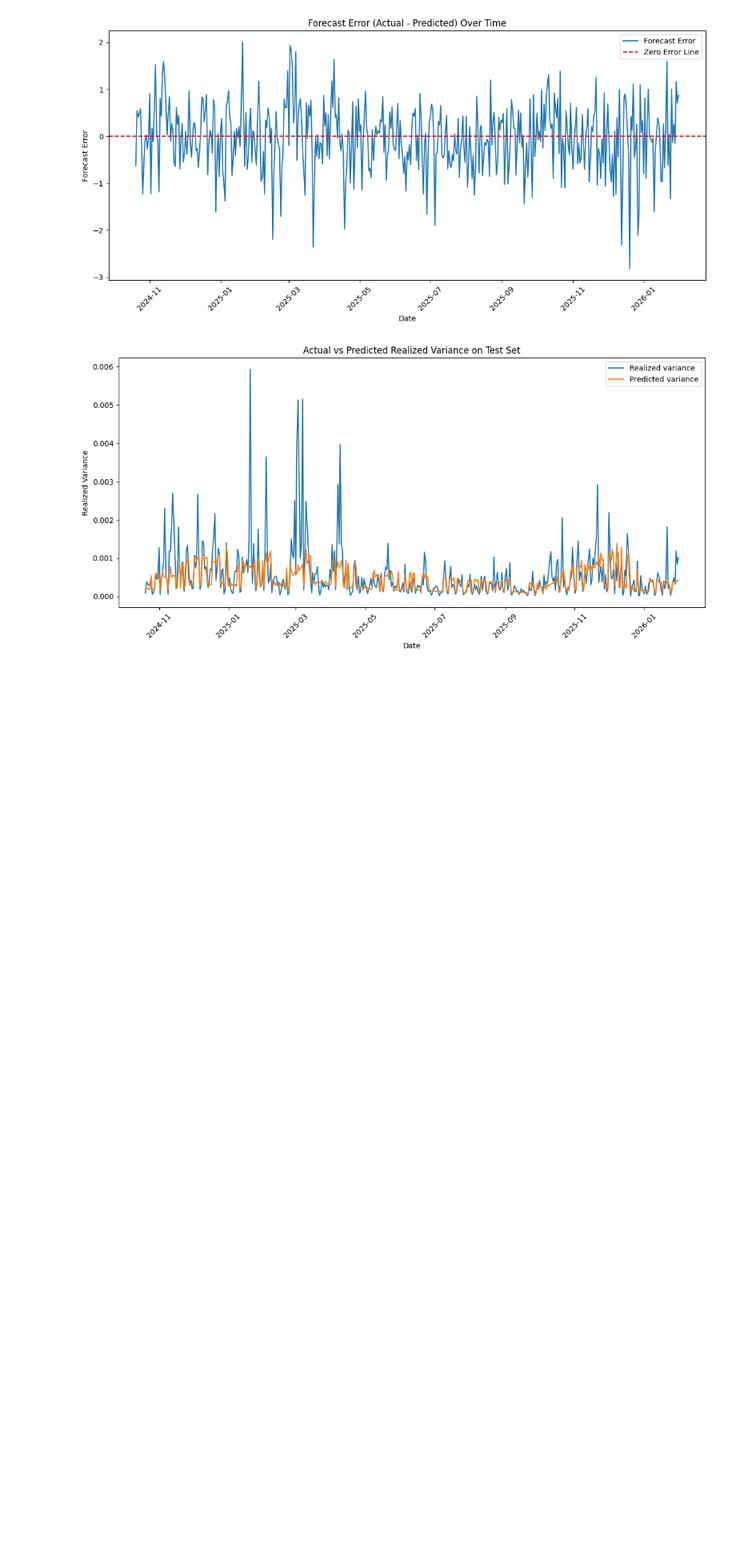
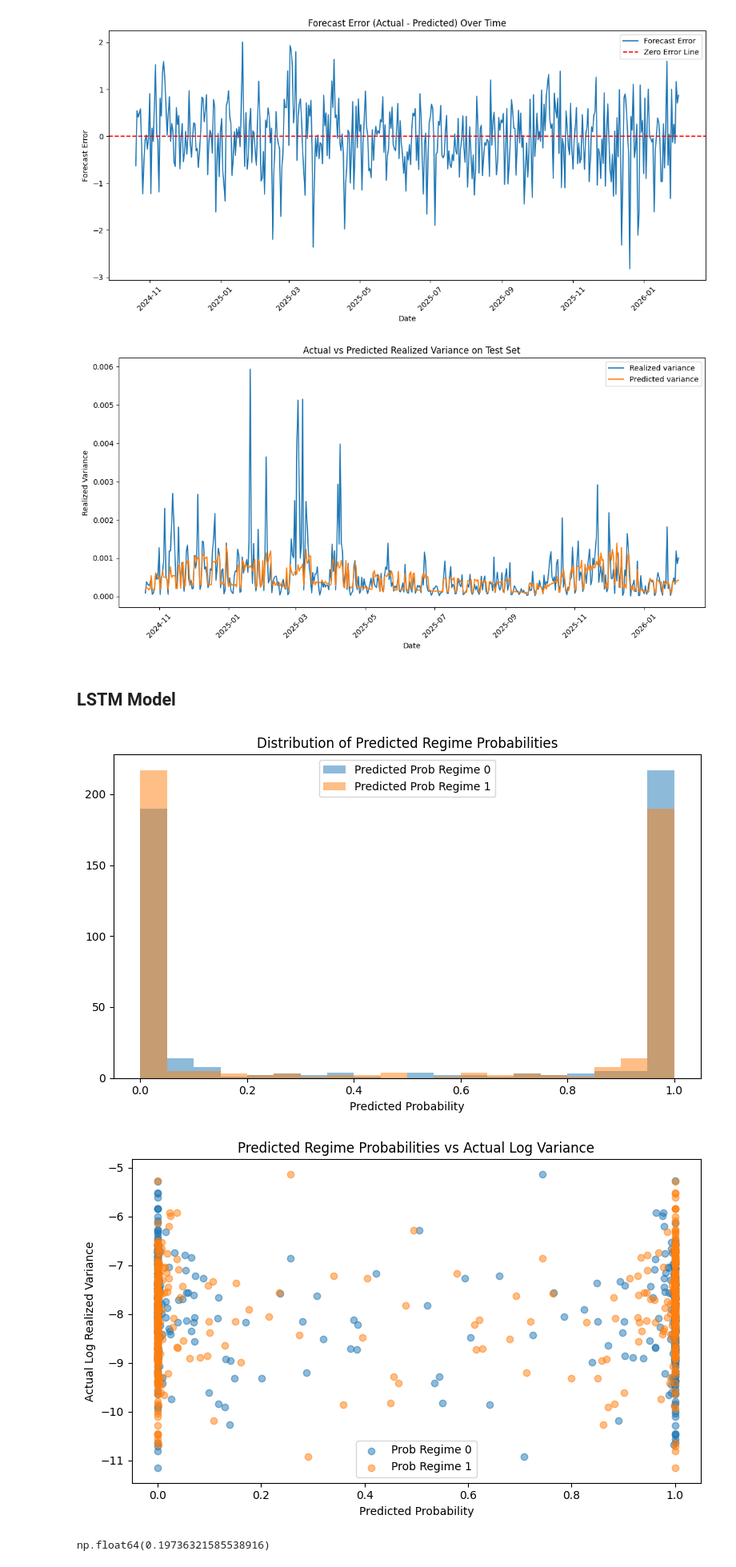
Before and after one commit to Therulow/DSE4211-GRP13, a Jupyter notebook: error_analysis/error_analysis.ipynb, the cells around one changed output. Shown at 80% size. Cells and saved outputs as stored; diff of their text form; code cells hidden in the pictures; blank space fills up the shorter version.

Commit message:
add error analysis for lstm and rf

```diff
--- a/error_analysis/error_analysis.ipynb
+++ b/error_analysis/error_analysis.ipynb
@@ -712,3 +765,41 @@ plt.show()
 # %%
 # save test_svr results to csv
 #test_svr.to_csv("oracle_results.csv", index=False)
+# %% [markdown]
+## LSTM Model
+# %%
+lstm = pd.read_csv("../lstm-regimeaware/results/lstm-svr3.csv")
+
+# distribution of predicted probbilites
+plt.figure(figsize=(8,5))
+plt.hist(lstm["pred_prob_0"].dropna(), bins=20, alpha=
+0.5, label="Predicted Prob Regime 0")
+plt.hist(lstm["pred_prob_1"].dropna(), bins=20, alpha=
+0.5, label="Predicted Prob Regime 1")
+plt.xlabel("Predicted Probability")
+plt.title("Distribution of Predicted Regime Probabilities")
+plt.legend()
+plt.tight_layout()
+#plt.savefig("model_final/lstm_predicted_prob_distribution.png")
+plt.show()
+
+
+# correlation between predicted probabilities and actual log variance
+plt.figure(figsize=(8,5))
+plt.scatter(lstm["pred_prob_0"], lstm["actual_log_var"], alpha=
+0.5, label="Prob Regime 0")
+plt.scatter(lstm["pred_prob_1"], lstm["actual_log_var"], alpha=
+0.5, label="Prob Regime 1")
+plt.xlabel("Predicted Probability")
+plt.ylabel("Actual Log Realized Variance")
+plt.title("Predicted Regime Probabilities vs Actual Log Variance")
+plt.legend()
+plt.tight_layout()
+#plt.savefig("model_final/lstm_prob_vs_actual_log_var.png")
+plt.show()
+
+lstm["pred_prob_1"].corr(lstm["actual_log_var"])
+# %% [output]
+[figure, added]
+[figure, added]
+np.float64(0.19736321585538916)
```
Also changed, not shown: parts of 2 cells of this notebook, 1 other file.
